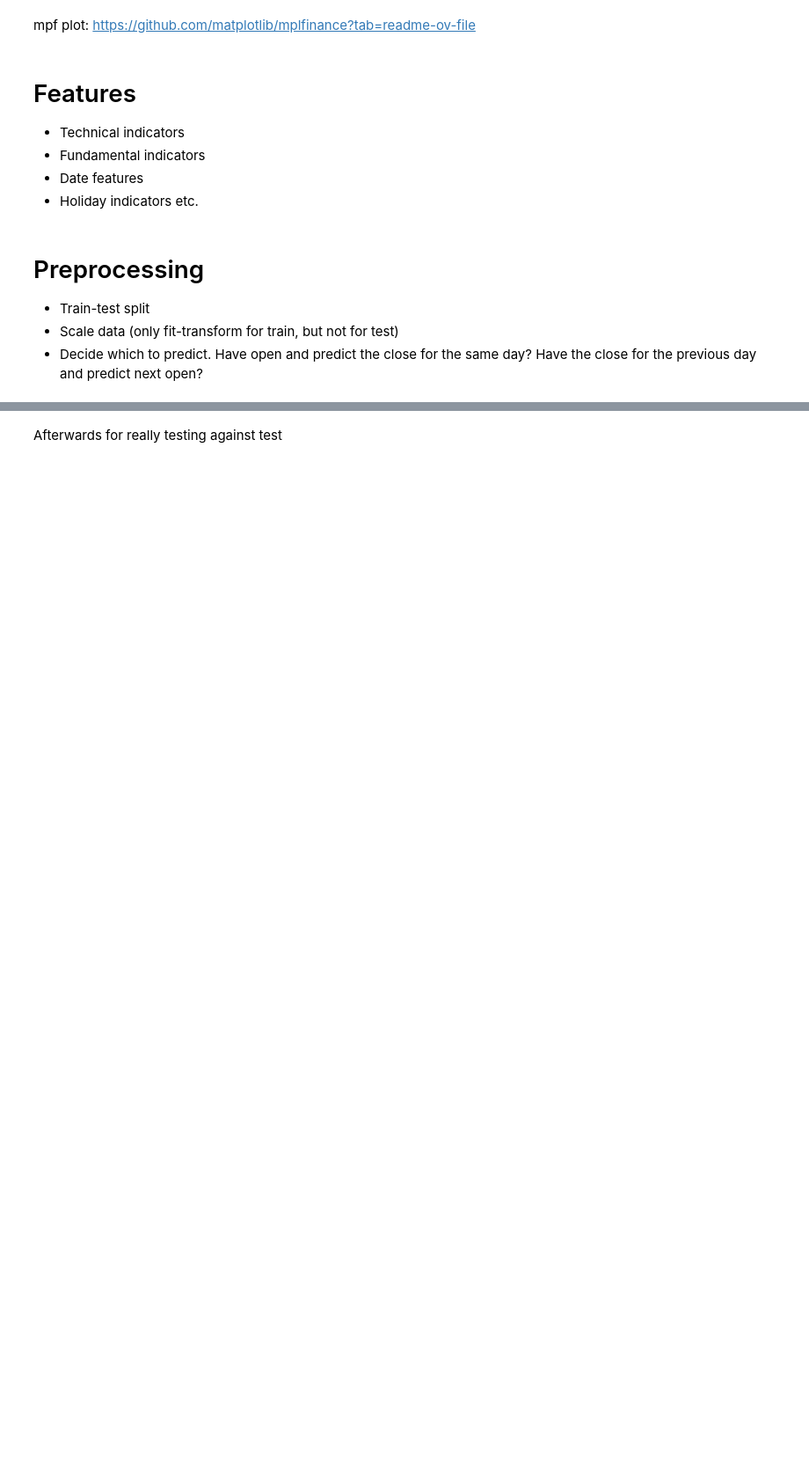
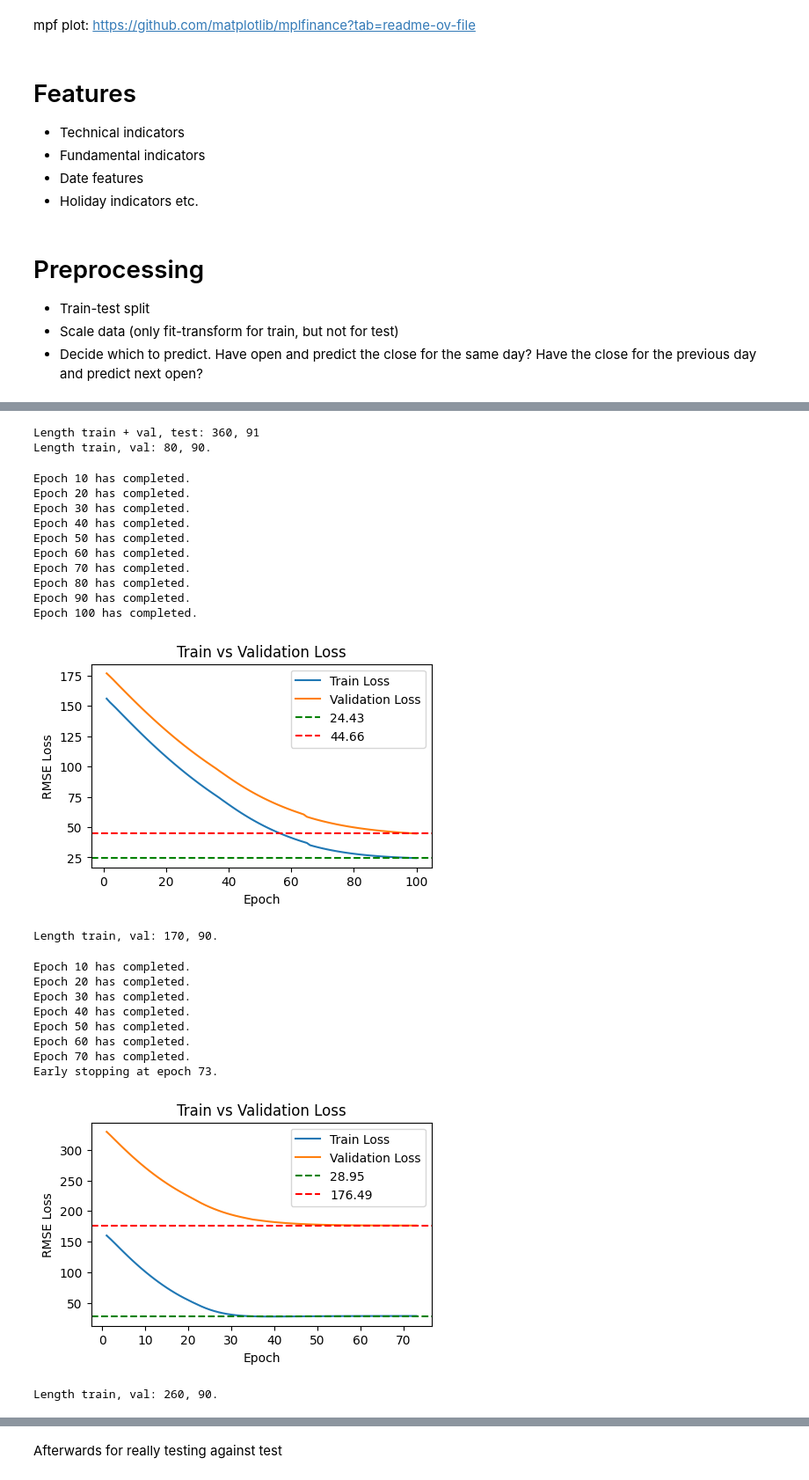
Before and after one commit to yiqwan/stock-forecast-with-nn, a Jupyter notebook: notebooks/yq.ipynb, the cells around one changed output, grey strips where cells are left out. Shown at 88% size. Cells and saved outputs as stored; diff of their text form; code cells hidden in the pictures; blank space fills up the shorter version.

Commit message:
Feat: RNN, plot
Refactored the models, TODO: wait for features and run for REIT dataset

```diff
--- a/notebooks/yq.ipynb
+++ b/notebooks/yq.ipynb
@@ -161,0 +255,18 @@ df2
+# %%
+class EarlyStopper:
+    def __init__(self, patience=5):
+        self.min_loss = np.inf
+        self.patience = patience
+        self.counter = 0
+        self.delta = 0.1 # TODO: Might wanna adjust based on stock volatility
+
+    def stop(self, loss: float) -> bool:
+        if loss < self.min_loss - self.delta:
+            self.min_loss = loss
+            # Reset counter
+            self.counter = 0
+        else:
+            self.counter += 1
+            if self.counter >= self.patience:
+                return True
+        return False
@@ -180,28 +471,68 @@ X
 # %%
-n_splits = 5
+device = torch.device('mps') # torch.device('cpu')
+n_splits = 3
 split_idx = int(len(df2) * 0.8)
+scaler_type = 'minmax' # Standard scaler does not provide good results
+batch_size = 32 # Larger batch size takes longer to converge, tried 64 and 32
+shuffle = False
 
 # FIXME: Assess the model on different sets and use the best one
-tscv = TimeSeriesSplit(n_splits=n_splits)
+# TODO: Gap
+tscv = TimeSeriesSplit(n_splits=n_splits, gap=10)
 
 # TODO: Assess the models
 # Now do CV for assessing robustness, but later on, the train and validation should
 # Choose the best model/just go according to the sequential split
+print(f"Length train + val, test: {split_idx}, {len(df2) - split_idx}")
 for train_idx, val_idx in tscv.split(X.iloc[:split_idx]):
+    print(f"Length train, val: {len(train_idx)}, {len(val_idx)}.")
     X_train, X_val = X.iloc[train_idx], X.iloc[val_idx]
     y_train, y_val = y.iloc[train_idx], y.iloc[val_idx]
 
-    # Scale TODO: Make into a function
-    scaler_choice = 'standard'
-    if scaler_choice == 'standard':
-        scaler = StandardScaler()
-    else:
-        scaler = MinMaxScaler()
-
-    X_train_scaled = scaler.fit_transform(X_train)
-    X_val_scaled = scaler.transform(X_val)
+    X_train_scaled, X_val_scaled = scale(X_train=X_train, X_val=X_val, type=scaler_type)
 
     train_dataloader = load_data(X=X_train_scaled, y=y_train, batch_size=batch_size, shuffle=shuffle)
     val_dataloader = load_data(X=X_val_scaled, y=y_val, batch_size=batch_size, shuffle=shuffle)
 
+    kwargs = {
+        'input_size': X.shape[-1],
+        'hidden_size': 32 , # 64 and 128 have weird spikes at the end
+        'num_layers': 4,
+        'train_dataloader': train_dataloader,
+        'val_dataloader': val_dataloader
+
+    }
+    # lr 0.1 is too high, will fluctuate at the end
+    # rnn = custom_model(type='RNN', lr=0.05, n_epoch=100, device=device, **kwargs) # It's wrong to write kwargs=kwargs
+    # rnn.fit()
+    # rnn.plot_loss()
+
+    lstm = custom_model(type='LSTM', lr=0.05, n_epoch=100, device=device, **kwargs) # It's wrong to write kwargs=kwargs
+    lstm.fit()
+    lstm.plot_loss()
 X_test, y_test = X.iloc[split_idx:], y.iloc[split_idx:]
+# %% [output]
+Length train + val, test: 360, 91
+Length train, val: 80, 90.
+Epoch 10 has completed.
+Epoch 20 has completed.
+Epoch 30 has completed.
+Epoch 40 has completed.
+Epoch 50 has completed.
+Epoch 60 has completed.
+Epoch 70 has completed.
+Epoch 80 has completed.
+Epoch 90 has completed.
+Epoch 100 has completed.
+[figure, added]
+Length train, val: 170, 90.
+Epoch 10 has completed.
+Epoch 20 has completed.
+Epoch 30 has completed.
+Epoch 40 has completed.
+Epoch 50 has completed.
+Epoch 60 has completed.
+Epoch 70 has completed.
+Early stopping at epoch 73.
+[figure, added]
+Length train, val: 260, 90.
```
Also changed, not shown: parts of 33 cells of this notebook.
